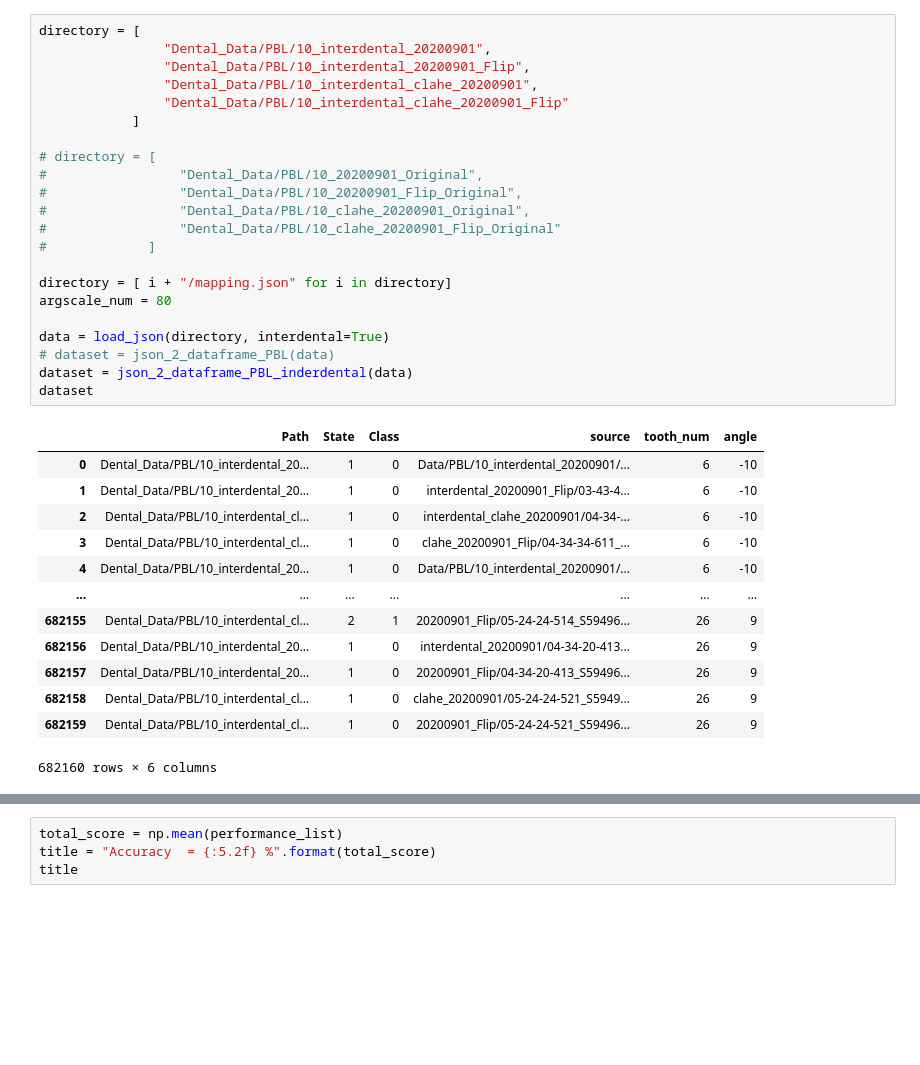
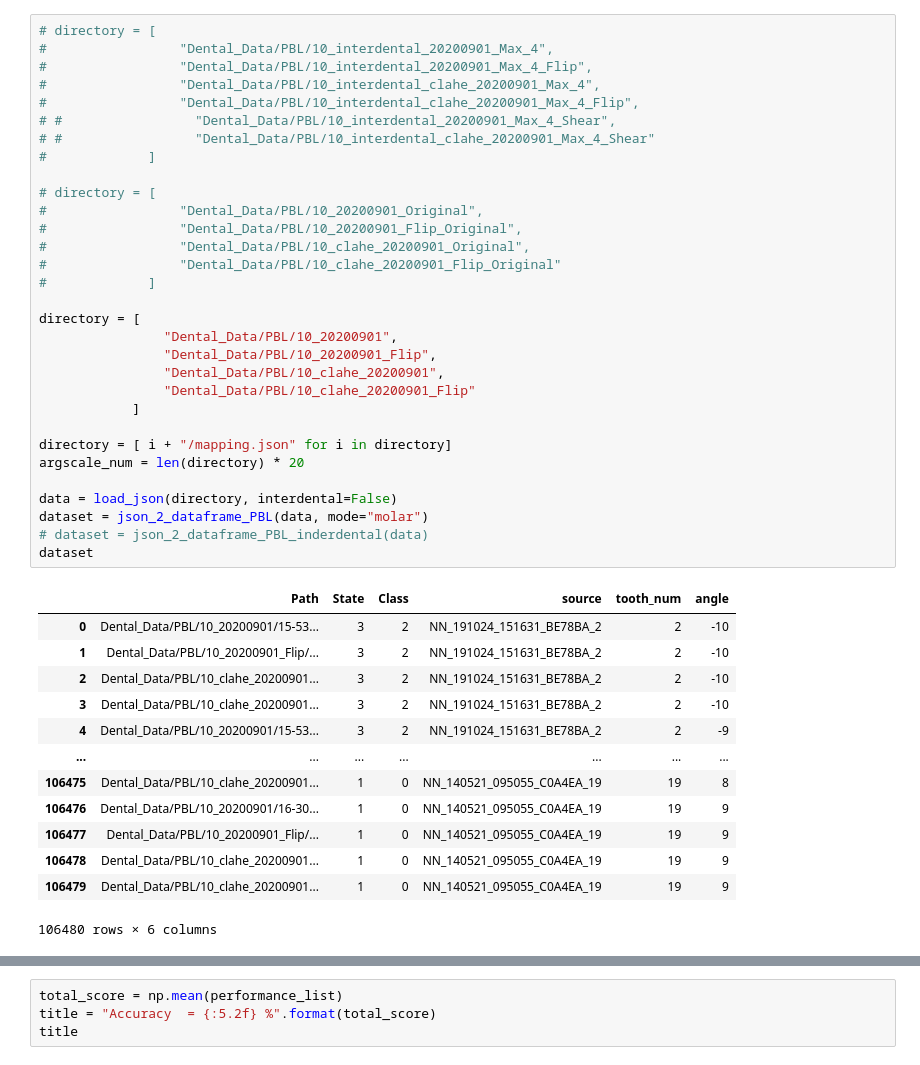
Before and after one commit to lovelessless99/Dental_Project, a Jupyter notebook: Single_Network_Kfold.ipynb, the cells around one changed output, grey strips where cells are left out. Saved outputs shown, nothing was run; the diff lists cells and outputs as text; blank space fills up the shorter version.

```diff
--- a/Single_Network_Kfold.ipynb
+++ b/Single_Network_Kfold.ipynb
@@ -19,40 +21,49 @@ import time
 # %% [output]
 Using TensorFlow backend.
 # %%
-directory = [
-                "Dental_Data/PBL/10_interdental_20200901",
-                "Dental_Data/PBL/10_interdental_20200901_Flip",
-                "Dental_Data/PBL/10_interdental_clahe_20200901",
-                "Dental_Data/PBL/10_interdental_clahe_20200901_Flip"
-            ]
+# directory = [
+#                 "Dental_Data/PBL/10_interdental_20200901_Max_4",
+#                 "Dental_Data/PBL/10_interdental_20200901_Max_4_Flip",
+#                 "Dental_Data/PBL/10_interdental_clahe_20200901_Max_4",
+#                 "Dental_Data/PBL/10_interdental_clahe_20200901_Max_4_Flip",
+# #                 "Dental_Data/PBL/10_interdental_20200901_Max_4_Shear",
+# #                 "Dental_Data/PBL/10_interdental_clahe_20200901_Max_4_Shear"
+#             ]
 
 # directory = [
 #                 "Dental_Data/PBL/10_20200901_Original",
 #                 "Dental_Data/PBL/10_20200901_Flip_Original",
 #                 "Dental_Data/PBL/10_clahe_20200901_Original",
 #                 "Dental_Data/PBL/10_clahe_20200901_Flip_Original"
 #             ]
 
+directory = [
+                "Dental_Data/PBL/10_20200901",
+                "Dental_Data/PBL/10_20200901_Flip",
+                "Dental_Data/PBL/10_clahe_20200901",
+                "Dental_Data/PBL/10_clahe_20200901_Flip"
+            ]
+
 directory = [ i + "/mapping.json" for i in directory]
-argscale_num = 80
+argscale_num = len(directory) * 20
 
-data = load_json(directory, interdental=True)
-# dataset = json_2_dataframe_PBL(data)
-dataset = json_2_dataframe_PBL_inderdental(data)
+data = load_json(directory, interdental=False)
+dataset = json_2_dataframe_PBL(data, mode="molar")
+# dataset = json_2_dataframe_PBL_inderdental(data)
 dataset
 # %% [output]
 |  | Path | State | Class | source | tooth_num | angle |
-| 0 | Dental_Data/PBL/10_interdental_20... | 1 | 0 | Data/PBL/10_interdental_20200901/... | 6 | -10 |
-| 1 | Dental_Data/PBL/10_interdental_20... | 1 | 0 | interdental_20200901_Flip/03-43-4... | 6 | -10 |
-| 2 | Dental_Data/PBL/10_interdental_cl... | 1 | 0 | interdental_clahe_20200901/04-34-... | 6 | -10 |
-| 3 | Dental_Data/PBL/10_interdental_cl... | 1 | 0 | clahe_20200901_Flip/04-34-34-611_... | 6 | -10 |
-| 4 | Dental_Data/PBL/10_interdental_20... | 1 | 0 | Data/PBL/10_interdental_20200901/... | 6 | -10 |
+| 0 | Dental_Data/PBL/10_20200901/15-53... | 3 | 2 | NN_191024_151631_BE78BA_2 | 2 | -10 |
+| 1 | Dental_Data/PBL/10_20200901_Flip/... | 3 | 2 | NN_191024_151631_BE78BA_2 | 2 | -10 |
+| 2 | Dental_Data/PBL/10_clahe_20200901... | 3 | 2 | NN_191024_151631_BE78BA_2 | 2 | -10 |
+| 3 | Dental_Data/PBL/10_clahe_20200901... | 3 | 2 | NN_191024_151631_BE78BA_2 | 2 | -10 |
+| 4 | Dental_Data/PBL/10_20200901/15-53... | 3 | 2 | NN_191024_151631_BE78BA_2 | 2 | -9 |
 | ... | ... | ... | ... | ... | ... | ... |
-| 682155 | Dental_Data/PBL/10_interdental_cl... | 2 | 1 | 20200901_Flip/05-24-24-514_S59496... | 26 | 9 |
-| 682156 | Dental_Data/PBL/10_interdental_20... | 1 | 0 | interdental_20200901/04-34-20-413... | 26 | 9 |
-| 682157 | Dental_Data/PBL/10_interdental_20... | 1 | 0 | 20200901_Flip/04-34-20-413_S59496... | 26 | 9 |
-| 682158 | Dental_Data/PBL/10_interdental_cl... | 1 | 0 | clahe_20200901/05-24-24-521_S5949... | 26 | 9 |
-| 682159 | Dental_Data/PBL/10_interdental_cl... | 1 | 0 | 20200901_Flip/05-24-24-521_S59496... | 26 | 9 |
+| 106475 | Dental_Data/PBL/10_clahe_20200901... | 1 | 0 | NN_140521_095055_C0A4EA_19 | 19 | 8 |
+| 106476 | Dental_Data/PBL/10_20200901/16-30... | 1 | 0 | NN_140521_095055_C0A4EA_19 | 19 | 9 |
+| 106477 | Dental_Data/PBL/10_20200901_Flip/... | 1 | 0 | NN_140521_095055_C0A4EA_19 | 19 | 9 |
+| 106478 | Dental_Data/PBL/10_clahe_20200901... | 1 | 0 | NN_140521_095055_C0A4EA_19 | 19 | 9 |
+| 106479 | Dental_Data/PBL/10_clahe_20200901... | 1 | 0 | NN_140521_095055_C0A4EA_19 | 19 | 9 |
-682160 rows × 6 columns
+106480 rows × 6 columns
 # %%
 # all_models = { "CNN_Net": CNN_Net, "Inception": Inception, "ResNet": ResNet }
```
Also changed, not shown: parts of 2 cells of this notebook, 27 other files.
